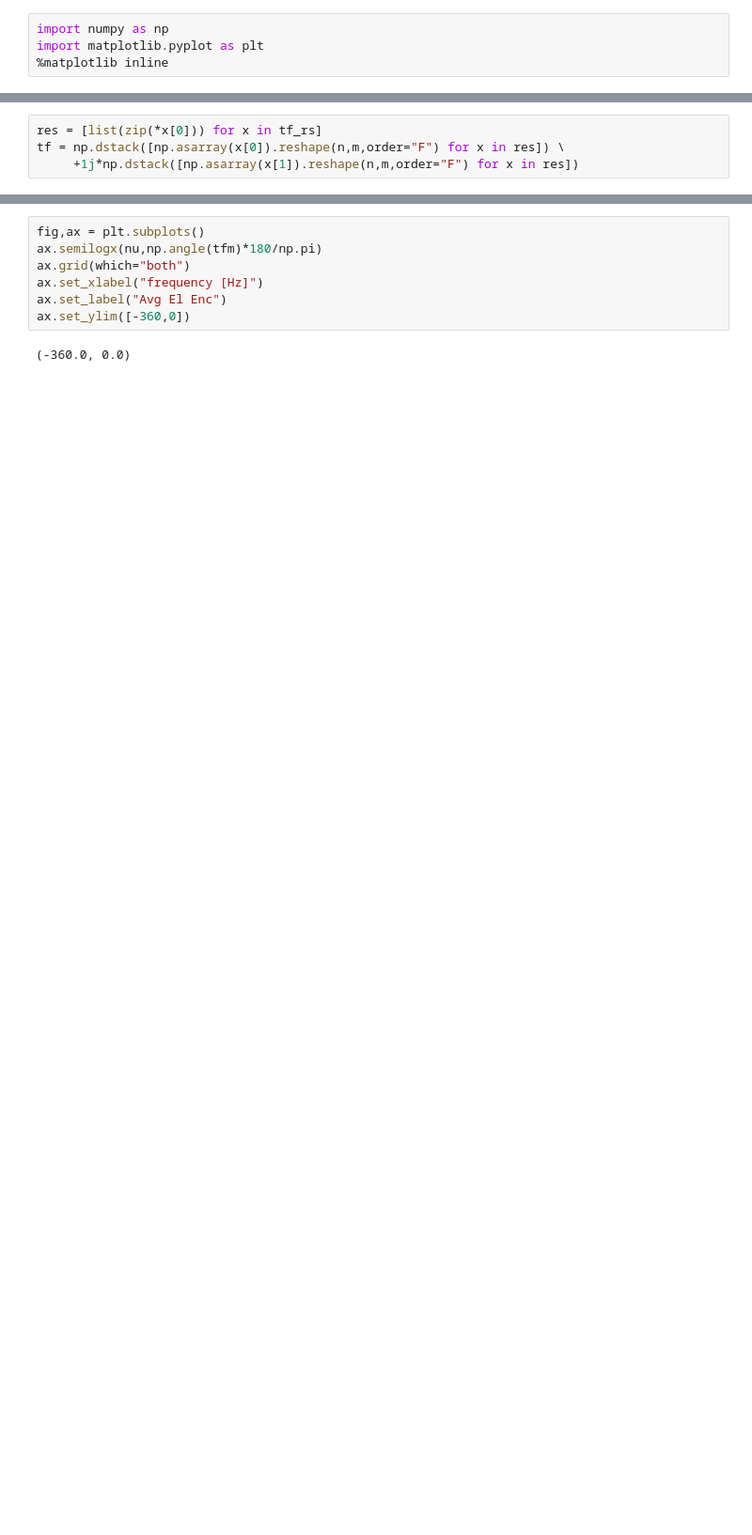
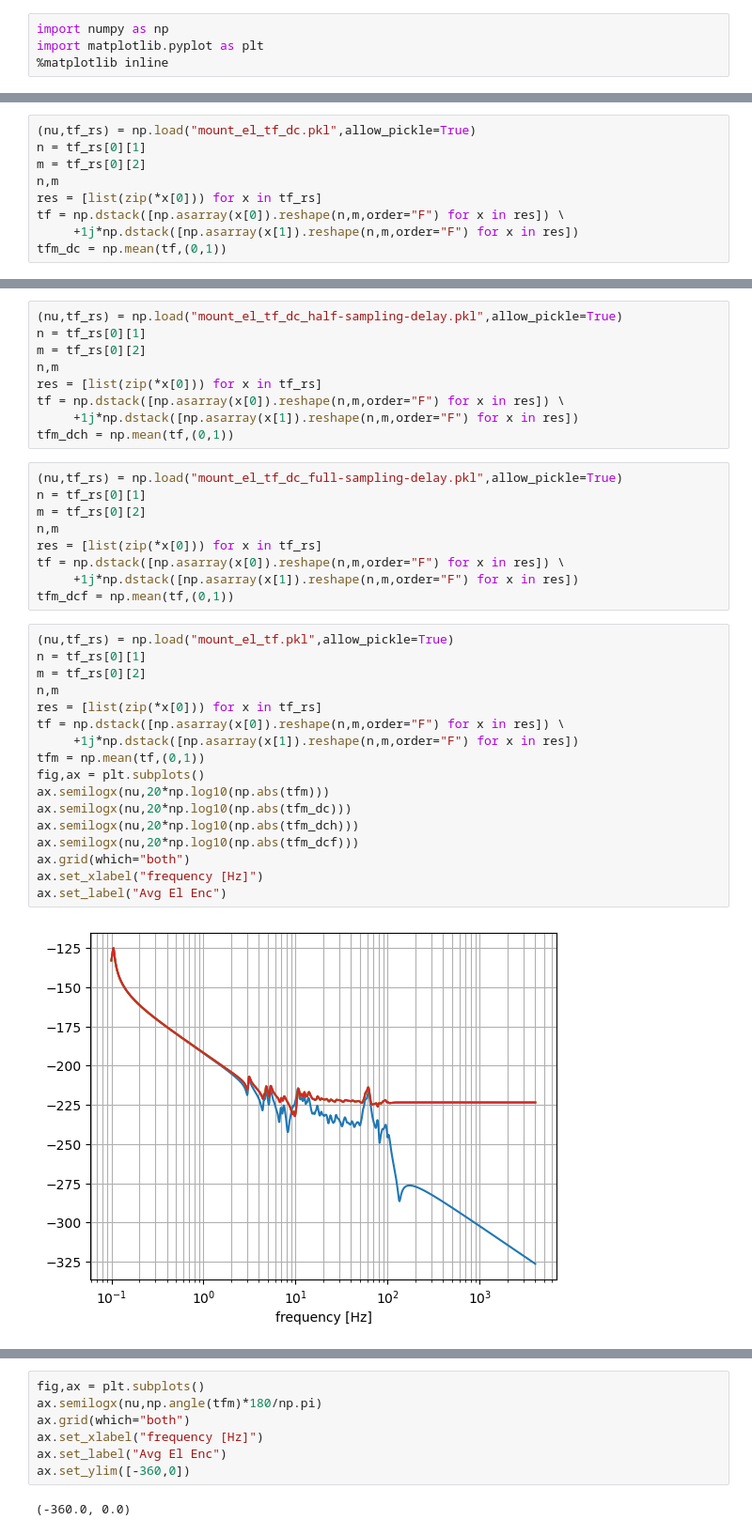
Before and after one commit to rodrigo-romano/dos-actors, a Jupyter notebook: grsim/asms/src/bin/transfer-functions/analytic/mount_el-tf.ipynb, the cells around one changed output, grey strips where cells are left out. Shown at 94% size. Drawn from its saved outputs; the diff is of its cells as text; blank space fills up the shorter version.

```diff
--- a/grsim/asms/src/bin/transfer-functions/analytic/mount_el-tf.ipynb
+++ b/grsim/asms/src/bin/transfer-functions/analytic/mount_el-tf.ipynb
@@ -13,4 +5,9 @@ n,m
 # %%
+(nu,tf_rs) = np.load("mount_el_tf_dc.pkl",allow_pickle=True)
+n = tf_rs[0][1]
+m = tf_rs[0][2]
+n,m
 res = [list(zip(*x[0])) for x in tf_rs]
 tf = np.dstack([np.asarray(x[0]).reshape(n,m,order="F") for x in res]) \
      +1j*np.dstack([np.asarray(x[1]).reshape(n,m,order="F") for x in res])
+tfm_dc = np.mean(tf,(0,1))
@@ -26,0 +14,37 @@ ax.set_label("Avg El Enc")
+# %%
+(nu,tf_rs) = np.load("mount_el_tf_dc_half-sampling-delay.pkl",allow_pickle=True)
+n = tf_rs[0][1]
+m = tf_rs[0][2]
+n,m
+res = [list(zip(*x[0])) for x in tf_rs]
+tf = np.dstack([np.asarray(x[0]).reshape(n,m,order="F") for x in res]) \
+     +1j*np.dstack([np.asarray(x[1]).reshape(n,m,order="F") for x in res])
+tfm_dch = np.mean(tf,(0,1))
+# %%
+(nu,tf_rs) = np.load("mount_el_tf_dc_full-sampling-delay.pkl",allow_pickle=True)
+n = tf_rs[0][1]
+m = tf_rs[0][2]
+n,m
+res = [list(zip(*x[0])) for x in tf_rs]
+tf = np.dstack([np.asarray(x[0]).reshape(n,m,order="F") for x in res]) \
+     +1j*np.dstack([np.asarray(x[1]).reshape(n,m,order="F") for x in res])
+tfm_dcf = np.mean(tf,(0,1))
+# %%
+(nu,tf_rs) = np.load("mount_el_tf.pkl",allow_pickle=True)
+n = tf_rs[0][1]
+m = tf_rs[0][2]
+n,m
+res = [list(zip(*x[0])) for x in tf_rs]
+tf = np.dstack([np.asarray(x[0]).reshape(n,m,order="F") for x in res]) \
+     +1j*np.dstack([np.asarray(x[1]).reshape(n,m,order="F") for x in res])
+tfm = np.mean(tf,(0,1))
+fig,ax = plt.subplots()
+ax.semilogx(nu,20*np.log10(np.abs(tfm)))
+ax.semilogx(nu,20*np.log10(np.abs(tfm_dc)))
+ax.semilogx(nu,20*np.log10(np.abs(tfm_dch)))
+ax.semilogx(nu,20*np.log10(np.abs(tfm_dcf)))
+ax.grid(which="both")
+ax.set_xlabel("frequency [Hz]")
+ax.set_label("Avg El Enc")
+# %% [output]
+[figure, added]
```
Also changed, not shown: parts of 6 cells of this notebook, 10 other files.
